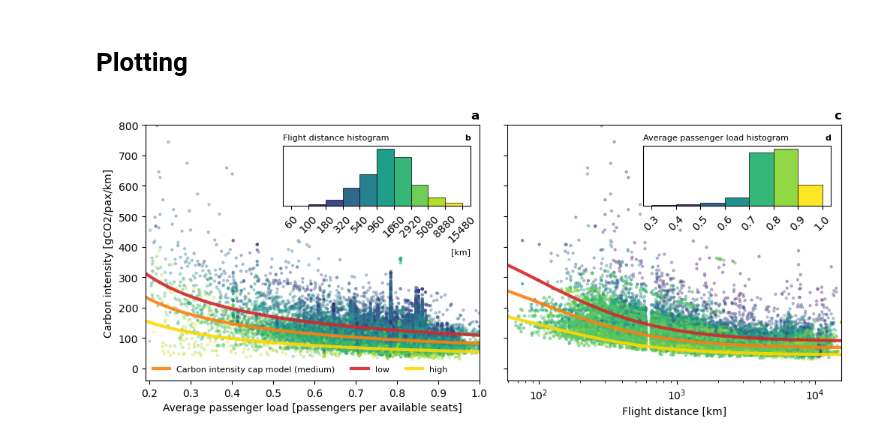
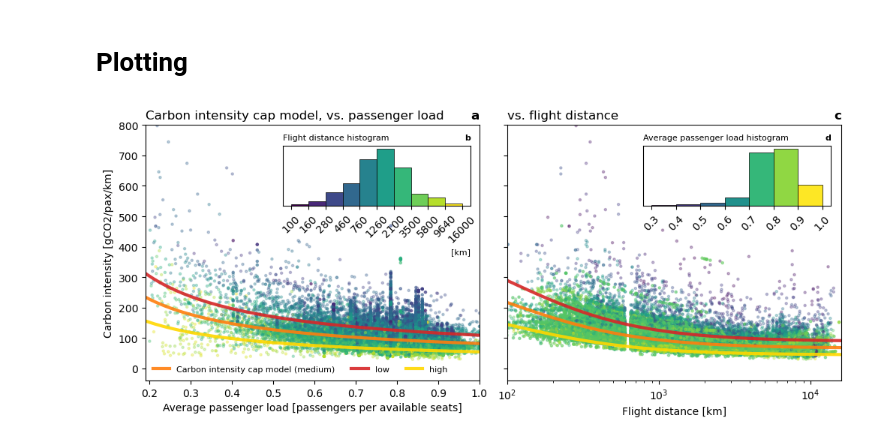
Before and after one commit to jorgecardleitao/aviation, a Jupyter notebook: plots/intensity_cap_models.ipynb, the cells around one changed output. Saved outputs shown, nothing was run; the diff lists cells and outputs as text; code cells hidden in the pictures.

Commit message:
histogram bins adjusted

```diff
--- a/plots/intensity_cap_models.ipynb
+++ b/plots/intensity_cap_models.ipynb
@@ -44,6 +44,7 @@ Histogram of flight distances for legend
 # %%
 nbins = 10
 m0, m1 = distance.min(), distance.max()
+m0, m1 = 100, 16000
 bin_edges = np.logspace(np.log10(m0), np.log10(m1), nbins + 1)
 counts, _ = np.histogram(distance, bins=bin_edges)
 counts = counts / np.sum(counts) * 100  # normalize to percent
@@ -76,6 +107,7 @@ ax1.set_ylabel("Carbon intensity [gCO2/pax/km]")
 ax1.set_xlim(0.19, 1)
 ax1.set_ylim(-40, 800)
 ax1.set_title("a", loc="right", fontweight="bold")
+ax1.set_title("Carbon intensity cap model, vs. passenger load", loc="left")
 
 # add carbon intensity cap model
 load = np.linspace(0, 1, 100)
@@ -84,6 +116,7 @@ ax1.plot(load, carbon_cap_med(base_distance, load), color="C1",    lw=3, alpha=0
 ax1.plot(load, carbon_cap_low(base_distance, load), color="C3",    lw=3, alpha=0.9, label="low")
 ax1.plot(load, carbon_cap_high(base_distance, load), color="gold", lw=3, alpha=0.9, label="high")
 ax1.legend(loc="lower left", fontsize=8, frameon=False, ncols=3)
+
 
 # histogram colorbar
 bins = np.arange(1, len(counts) + 1)
@@ -96,31 +129,32 @@ axh1.set_title("b", loc="right", fontweight="bold", fontsize=8)
 axh1.set_xlabel("[km]", loc="right", fontsize=8)
 axh1.get_yaxis().set_visible(False)
 
 # right subplot
 ax2.scatter(distance, intensity, 5, c=average_load, alpha=.3, cmap="viridis")
 ax2.set_xlabel("Flight distance [km]")
 ax2.set_xscale("log")
 ax2.set_xlim(m0, m1)
 ax2.set_title("c", loc="right", fontweight="bold")
+ax2.set_title("vs. flight distance", loc="left")
 
 # add carbon intensity cap model
 dists = np.logspace(np.log10(m0), np.log10(m1), 100)
 base_load = 0.8
 ax2.plot(dists, carbon_cap_med(dists, base_load), color="C1",    lw=3, alpha=0.9)
 ax2.plot(dists, carbon_cap_low(dists, base_load), color="C3",    lw=3, alpha=0.9)
 ax2.plot(dists, carbon_cap_high(dists, base_load), color="gold", lw=3, alpha=0.9)
 
 # histogram colorbar
 counts2, bin_edges2 = np.histogram(average_load, bins=np.linspace(0.3, 1, 8))
 bins = np.arange(1, len(counts2) + 1)
 cmap = plt.get_cmap("viridis")
 axh2.bar(bins, counts2, width=1, color=cmap((bins-1)/(len(bins)-1)), edgecolor="k", linewidth=0.5)
 axh2.set_xticks(np.arange(0, len(counts2) + 1)+.5)
 axh2.set_xticklabels(np.round(bin_edges2*10)/10, rotation=45)
 axh2.set_title("Average passenger load histogram", loc="left", fontsize=8)
 axh2.set_title("d", loc="right", fontweight="bold", fontsize=8)
 axh2.get_yaxis().set_visible(False)
 
 plt.show()
 # %% [output]
-[figure, old version]
+[figure, new version]
```
Also changed, not shown: parts of 3 cells of this notebook.
